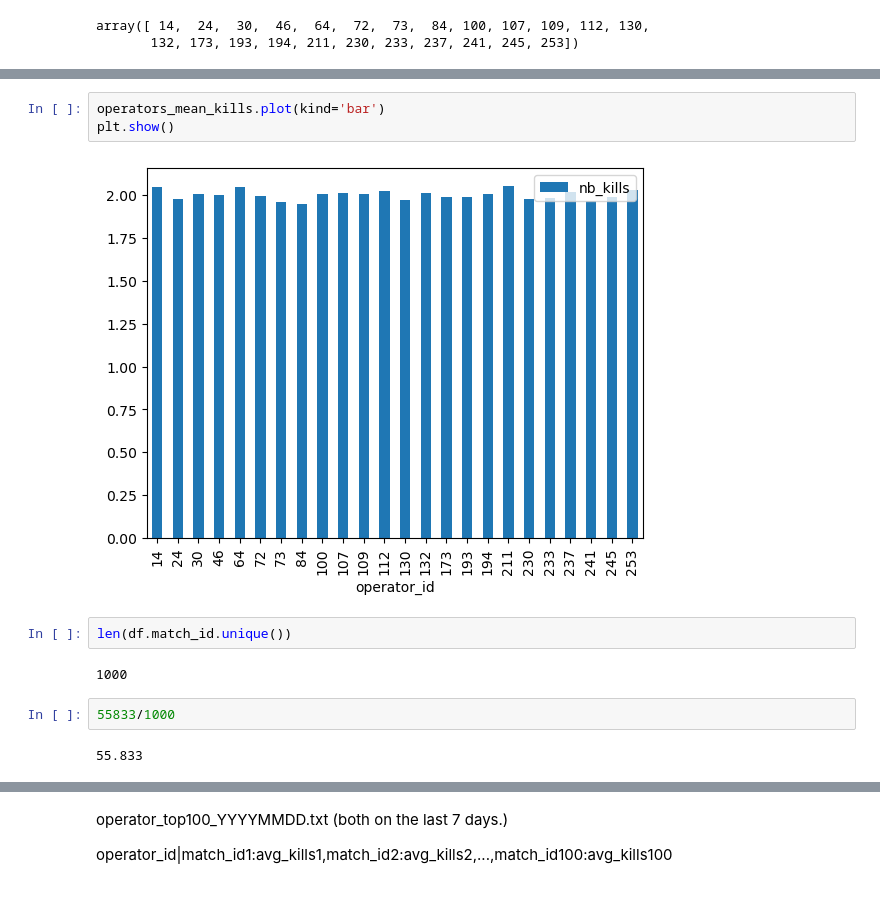
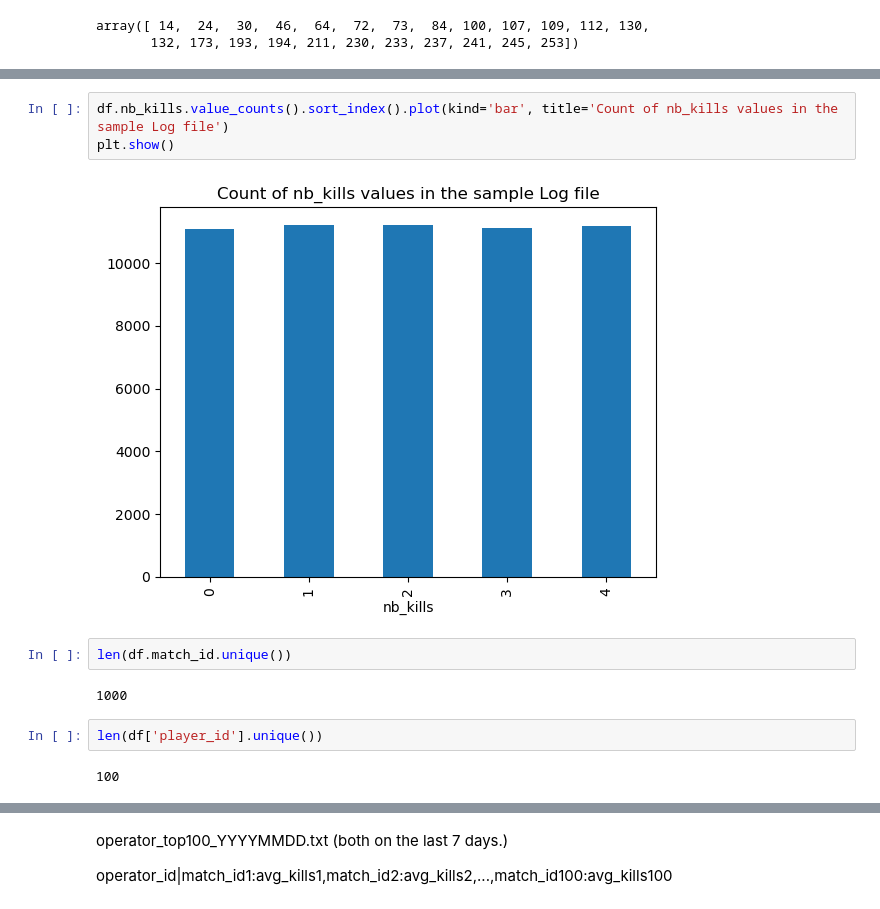
Before and after one commit to Martin-Labenne/software-dev-ml-takehome, a Jupyter notebook: exploration.ipynb, the cells around one changed output, grey strips where cells are left out. Saved outputs shown, nothing was run; the diff lists cells and outputs as text.

```diff
--- a/exploration.ipynb
+++ b/exploration.ipynb
@@ -76,13 +40,13 @@ operators_mean_kills.sort_values(by='nb_kills')
-# %%
-operators_mean_kills.plot(kind='bar')
-plt.show()
-# %% [output]
-[figure, removed]
+# %%
+df.nb_kills.value_counts().sort_index().plot(kind='bar', title='Count of nb_kills values in the sample Log file')
+plt.show()
+# %% [output]
+[figure, added]
 # %%
 len(df.match_id.unique())
 # %% [output]
 1000
-# %%
-55833/1000
-# %% [output]
-55.833
+# %%
+len(df['player_id'].unique())
+# %% [output]
+100
```
Also changed, not shown: parts of 25 cells of this notebook.
